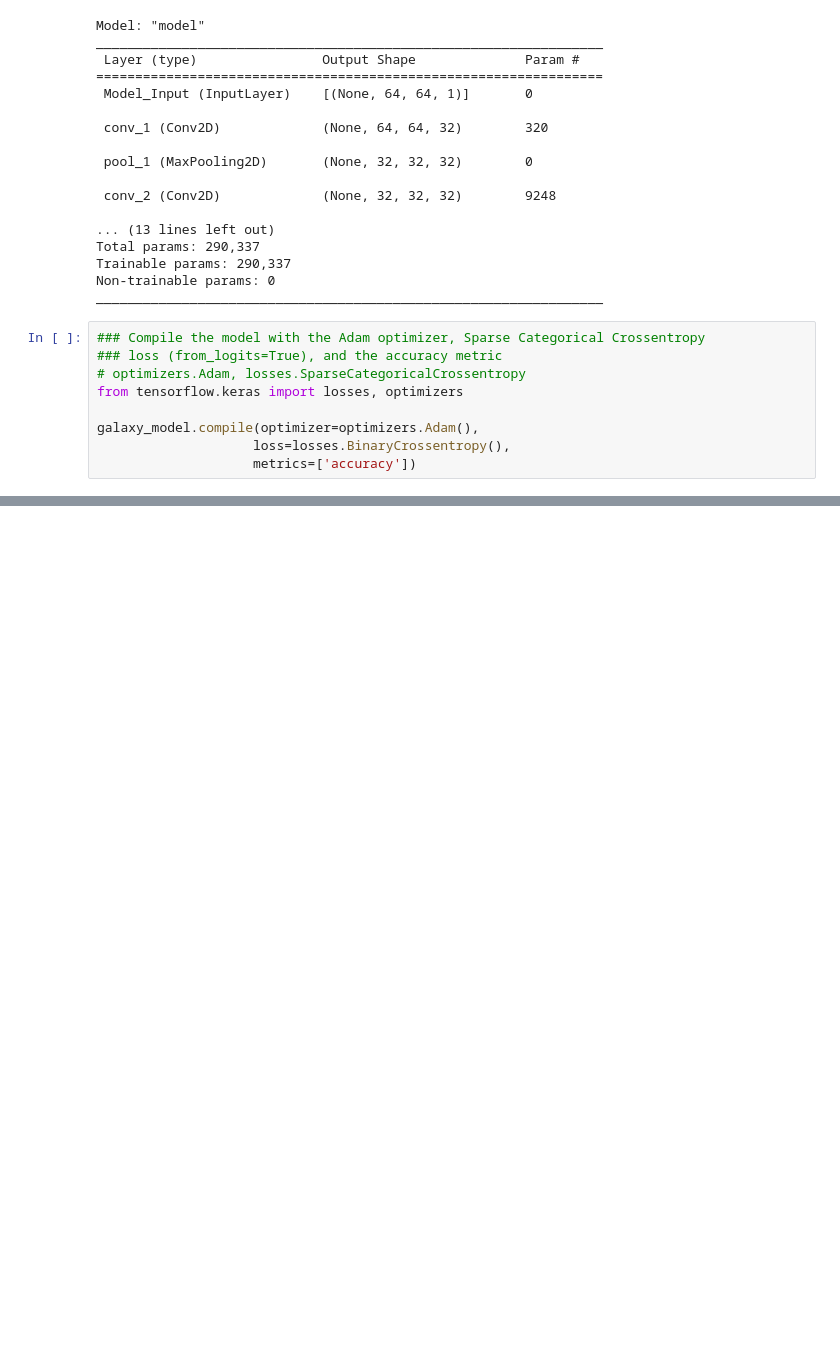
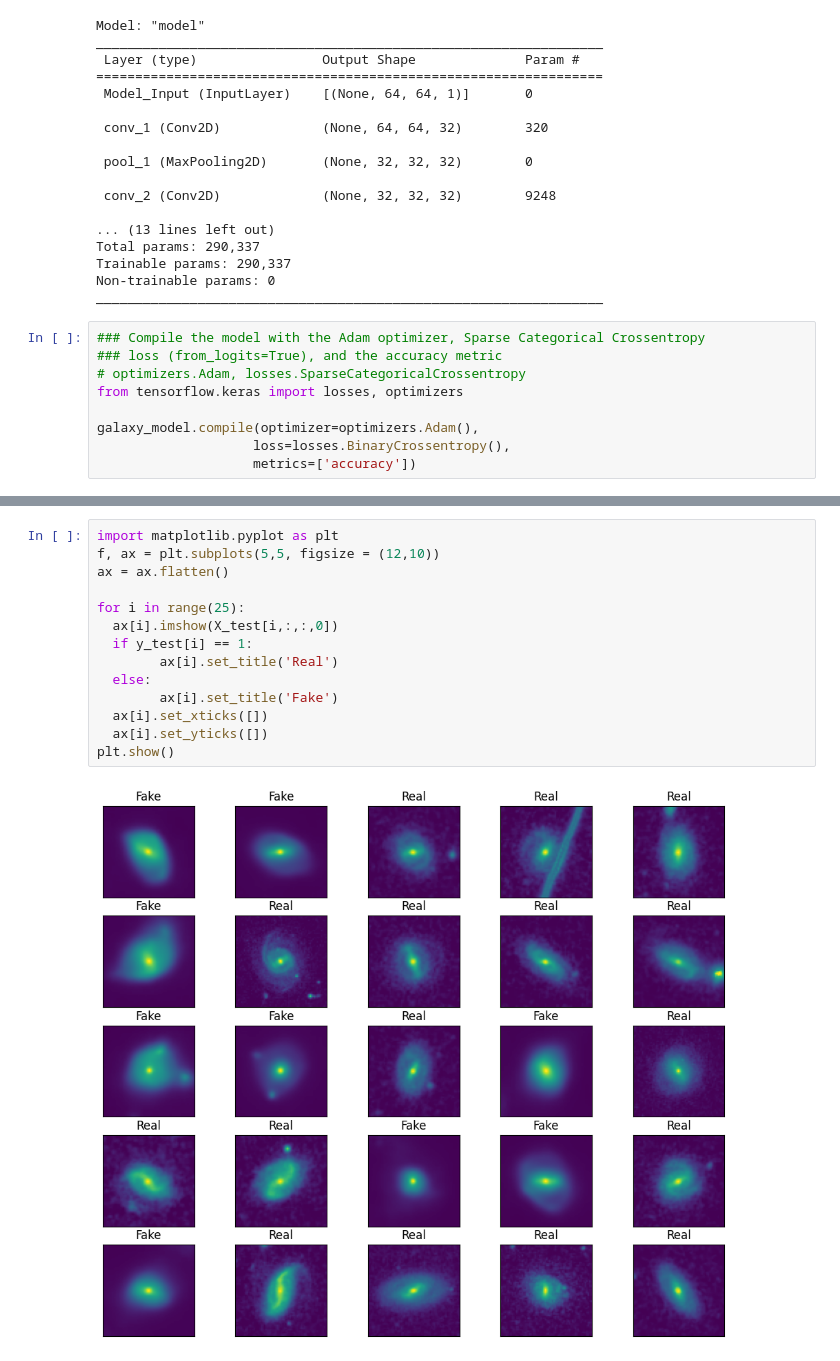
Before and after one commit to titobi/Group-4, a Jupyter notebook: Group_4 (1).ipynb, the cells around one changed output, grey strips where cells are left out. Drawn from its saved outputs; the diff is of its cells as text; blank space fills up the shorter version.

```diff
--- a/Group_4 (1).ipynb
+++ b/Group_4 (1).ipynb
@@ -143,0 +152,16 @@ plt.show()
+# %%
+import matplotlib.pyplot as plt
+f, ax = plt.subplots(5,5, figsize = (12,10))
+ax = ax.flatten()
+
+for i in range(25):
+  ax[i].imshow(X_test[i,:,:,0])
+  if y_test[i] == 1:
+        ax[i].set_title('Real')
+  else:
+        ax[i].set_title('Fake')
+  ax[i].set_xticks([])
+  ax[i].set_yticks([])
+plt.show()
+# %% [output]
+[figure, added]
```
Also changed, not shown: parts of 6 cells of this notebook.
